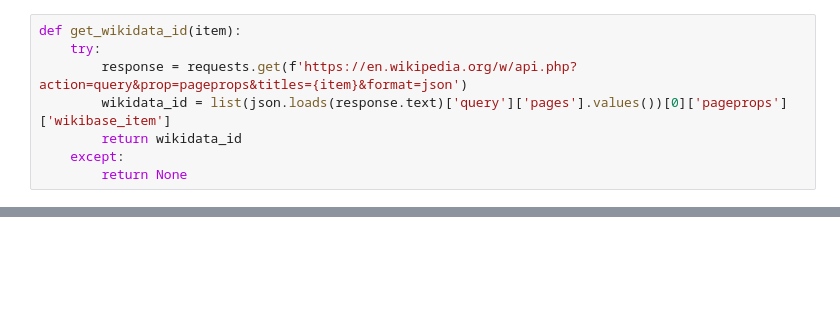
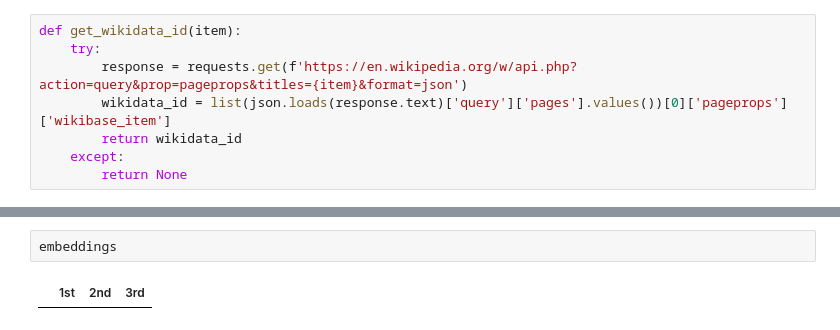
Before and after one commit to CarterGibbs1/KGA_Bert, a Jupyter notebook: src/KG/wikidata.ipynb, the cells around one changed output, grey strips where cells are left out. Drawn from its saved outputs; the diff is of its cells as text; blank space fills up the shorter version.

Commit message:
Trying to get dataframes to work

```diff
--- a/src/KG/wikidata.ipynb
+++ b/src/KG/wikidata.ipynb
@@ -125,0 +175,4 @@ embeddings = pd.DataFrame(columns=['1st', '2nd', '3rd'])
+# %%
+embeddings
+# %% [output]
+|  | 1st | 2nd | 3rd |
```
Also changed, not shown: parts of 13 cells of this notebook, 1 other file.
